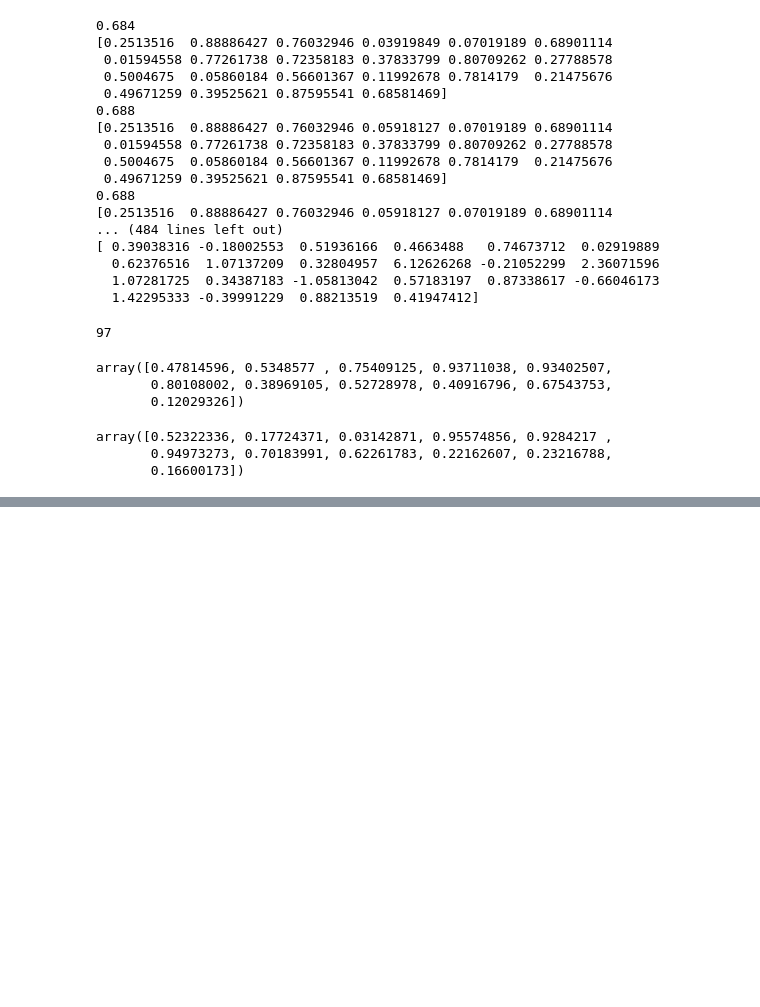
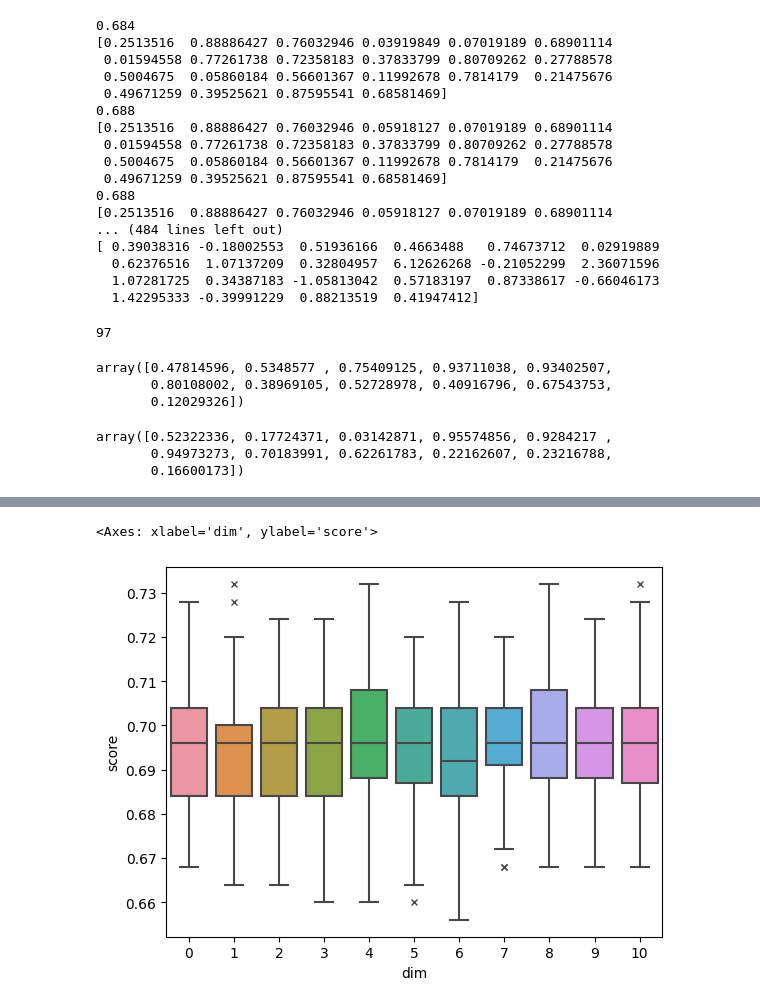
Before and after one commit to sbracellari/csi-6160, a Jupyter notebook: project/project.ipynb, the cells around one changed output, grey strips where cells are left out. Cells and saved outputs as stored; diff of their text form; code cells hidden in the pictures; blank space fills up the shorter version.

Commit message:
add some visuals - project

```diff
--- a/project/project.ipynb
+++ b/project/project.ipynb
@@ -139,15 +141,20 @@ len(a)
 # %% [output]
 22
 # %%
-def evaluate(input): # todo: add param for model
+def evaluate(input, method='tree'): # method = tree, svm, logistic, knn
     a = np.array(list(df.columns[1:]) + list(df.columns[1:]))
     rbf = a[input > 0.5]
 
     df_train, df_test = fetch_data(df, 0, rbf[:NUM_FEATURES], rbf[NUM_FEATURES:], input)
     X_train, y_train = get_x_y(df_train)
     X_test, y_test = get_x_y(df_test)
-    reg = DecisionTreeClassifier()
-    # reg = LogisticRegression(solver="newton-cg")
+
+    if method == 'logistic': reg = LogisticRegression(solver="newton-cg")
+    elif method == 'svm': reg = LinearSVC()
+    elif method == 'tree': reg = DecisionTreeClassifier()
+    elif method == 'knn': reg = KNeighborsClassifier()
+    else: reg = None
+
     reg.fit(X_train, y_train)
     return reg.score(X_test, y_test)
 # %%
@@ -424,3 +431,17 @@ vals[NUM_FEATURES:]
 array([0.52322336, 0.17724371, 0.03142871, 0.95574856, 0.9284217 ,
        0.94973273, 0.70183991, 0.62261783, 0.22162607, 0.23216788,
        0.16600173])
+# %%
+import pandas as pd
+
+scores = []
+
+for i in range(NUM_FEATURES):
+    for _ in range(100):
+        new_vals = np.copy(vals)
+        r = rand.uniform()
+        # new_vals[i] = r
+        score = evaluate(new_vals)
+        scores.append({ 'dim': i, 'score': score })
+
+data = pd.DataFrame.from_records(scores)
@@ -426,0 +464,7 @@ array([0.52322336, 0.17724371, 0.03142871, 0.95574856, 0.9284217 ,
+# %%
+import seaborn
+
+seaborn.boxplot(data=data, x="dim", y="score", flierprops={"marker": "x"})
+# %% [output]
+<Axes: xlabel='dim', ylabel='score'>
+[figure, added]
```
Also changed, not shown: parts of 4 cells of this notebook.
